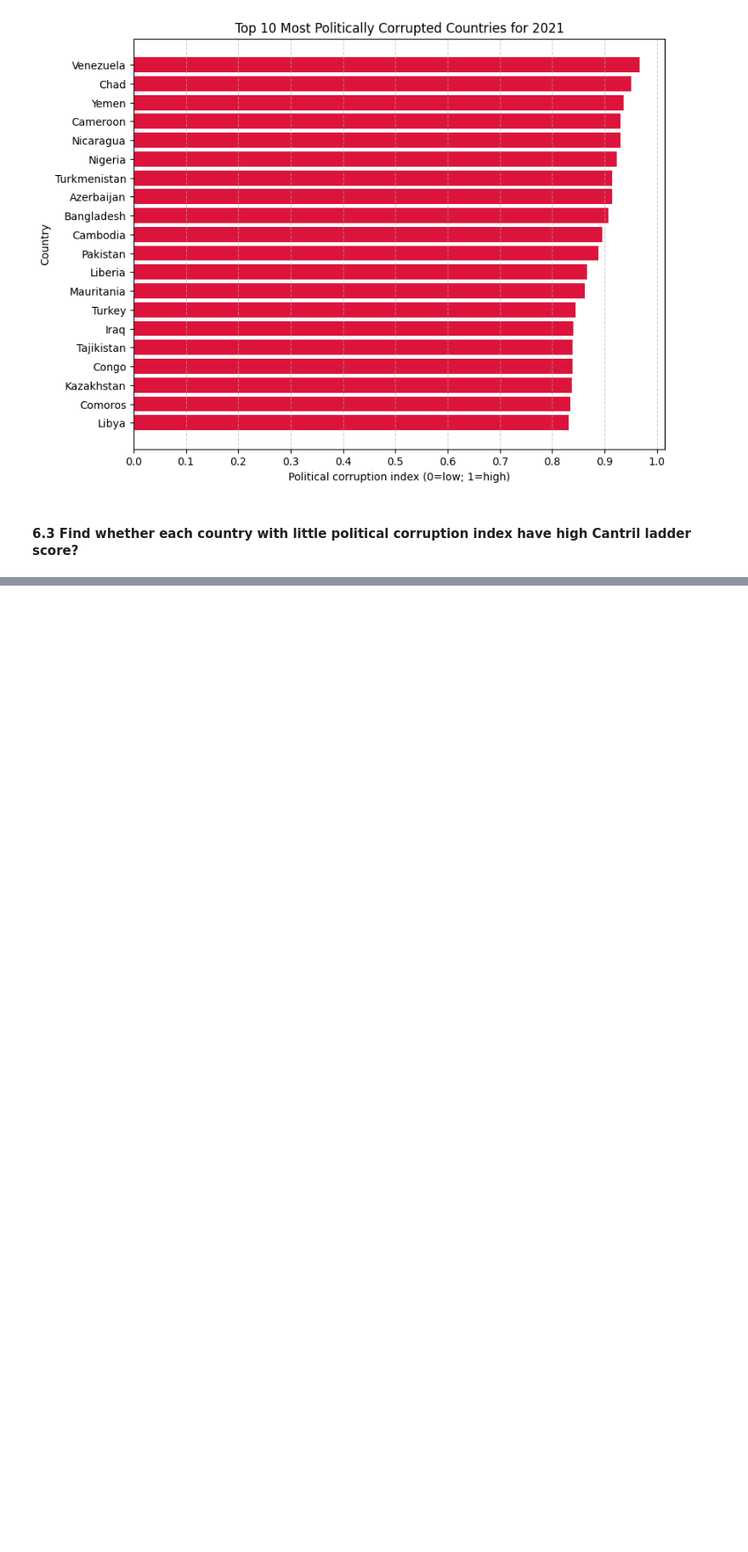
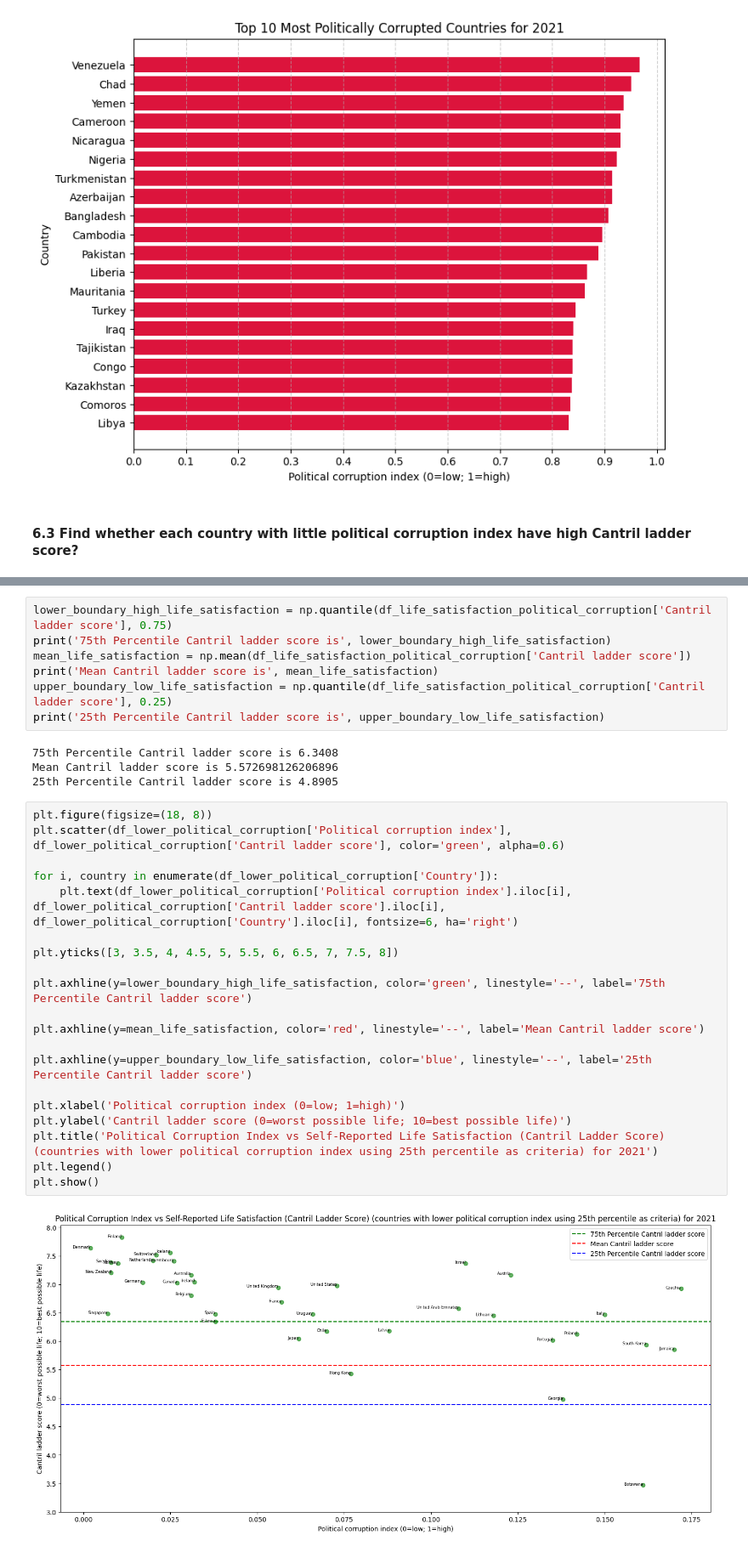
Before and after one commit to sdvelev/Introduction-To-Data-Science-And-AI, a Jupyter notebook: 05-data-science-revision/assignment-5-Stefan-Velev.ipynb, the cells around one changed output, grey strips where cells are left out. Shown at 85% size. Drawn from its saved outputs; the diff is of its cells as text; blank space fills up the shorter version.

```diff
--- a/05-data-science-revision/assignment-5-Stefan-Velev.ipynb
+++ b/05-data-science-revision/assignment-5-Stefan-Velev.ipynb
@@ -697,0 +738,33 @@ plt.show()
+# %%
+lower_boundary_high_life_satisfaction = np.quantile(df_life_satisfaction_political_corruption['Cantril ladder score'], 0.75)
+print('75th Percentile Cantril ladder score is', lower_boundary_high_life_satisfaction)
+mean_life_satisfaction = np.mean(df_life_satisfaction_political_corruption['Cantril ladder score'])
+print('Mean Cantril ladder score is', mean_life_satisfaction)
+upper_boundary_low_life_satisfaction = np.quantile(df_life_satisfaction_political_corruption['Cantril ladder score'], 0.25)
+print('25th Percentile Cantril ladder score is', upper_boundary_low_life_satisfaction)
+# %% [output]
+75th Percentile Cantril ladder score is 6.3408
+Mean Cantril ladder score is 5.572698126206896
+25th Percentile Cantril ladder score is 4.8905
+# %%
+plt.figure(figsize=(18, 8))
+plt.scatter(df_lower_political_corruption['Political corruption index'], df_lower_political_corruption['Cantril ladder score'], color='green', alpha=0.6)
+
+for i, country in enumerate(df_lower_political_corruption['Country']):
+    plt.text(df_lower_political_corruption['Political corruption index'].iloc[i], df_lower_political_corruption['Cantril ladder score'].iloc[i], df_lower_political_corruption['Country'].iloc[i], fontsize=6, ha='right')
+
+plt.yticks([3, 3.5, 4, 4.5, 5, 5.5, 6, 6.5, 7, 7.5, 8])
+
+plt.axhline(y=lower_boundary_high_life_satisfaction, color='green', linestyle='--', label='75th Percentile Cantril ladder score')
+
+plt.axhline(y=mean_life_satisfaction, color='red', linestyle='--', label='Mean Cantril ladder score')
+
+plt.axhline(y=upper_boundary_low_life_satisfaction, color='blue', linestyle='--', label='25th Percentile Cantril ladder score')
+
+plt.xlabel('Political corruption index (0=low; 1=high)')
+plt.ylabel('Cantril ladder score (0=worst possible life; 10=best possible life)')
+plt.title('Political Corruption Index vs Self-Reported Life Satisfaction (Cantril Ladder Score) (countries with lower political corruption index using 25th percentile as criteria) for 2021')
+plt.legend()
+plt.show()
+# %% [output]
+[figure, added]
```
Also changed, not shown: parts of 13 cells of this notebook.
